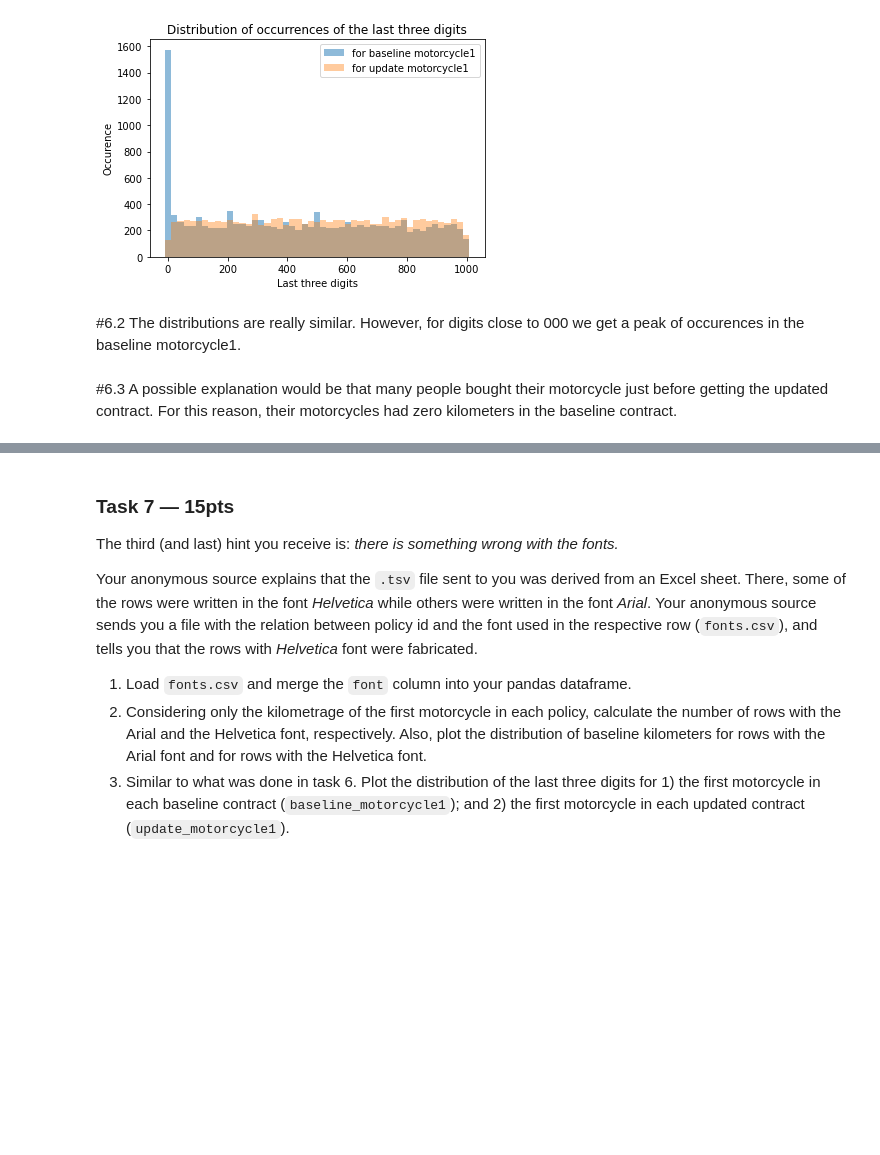
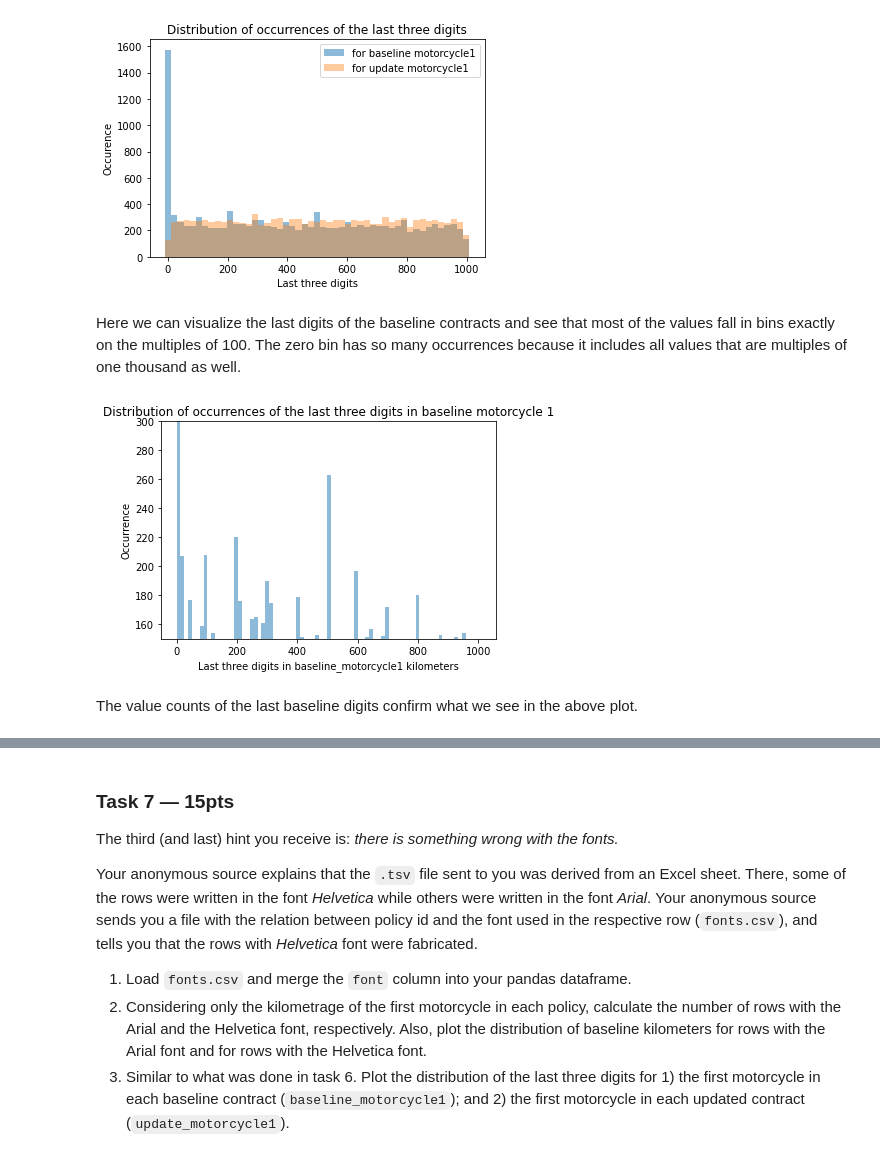
Before and after one commit to npont/ADA_HW, a Jupyter notebook: hw1 (2).ipynb, the cells around one changed output, grey strips where cells are left out. Drawn from its saved outputs; the diff is of its cells as text; code cells hidden in the pictures; blank space fills up the shorter version.

```diff
--- a/hw1 (2).ipynb
+++ b/hw1 (2).ipynb
@@ -622,8 +659,19 @@ plt.title('Distribution of occurrences of the last three digits')
 plt.show()
 # %% [output]
 [figure]
-# %% [markdown]
-#6.2
-The distributions are really similar. However, for digits close to 000 we get a peak of occurences in the baseline motorcycle1.
-# %% [markdown]
-#6.3 A possible explanation would be that many people bought their motorcycle just before getting the updated contract. For this reason, their motorcycles had zero kilometers in the baseline contract.
+# %% [markdown]
+Here we can visualize the last digits of the baseline contracts and see that most of the values fall in bins exactly on the multiples of 100. The zero bin has so many occurrences because it includes all values that are multiples of one thousand as well.
+# %%
+data['LastDigit_baseline']=data['baseline_motorcycle1'].mod(10**3)
+data['LastDigit_update']=data['update_motorcycle1'].mod(10**3)
+
+plt.hist(data['LastDigit_baseline'], np.linspace(0, data['LastDigit_baseline'].max()+10, 80), alpha=0.5)
+plt.ylim([150,300])
+plt.xlabel('Last three digits in baseline_motorcycle1 kilometers')
+plt.ylabel('Occurrence')
+plt.title('Distribution of occurrences of the last three digits in baseline motorcycle 1')
+plt.show()
+# %% [output]
+[figure, added]
+# %% [markdown]
+The value counts of the last baseline digits confirm what we see in the above plot.
```
Also changed, not shown: parts of 54 cells of this notebook, 1 other file.
